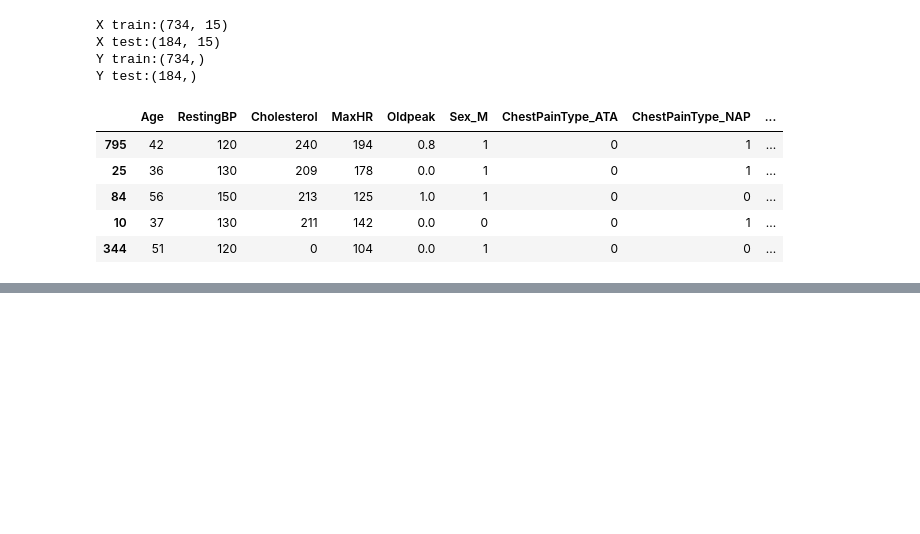
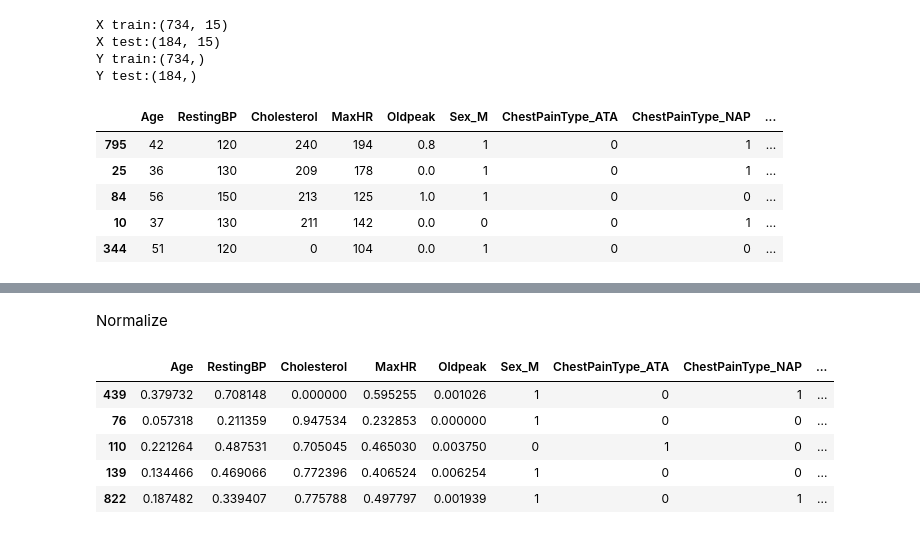
Before and after one commit to Sevinj-joy/LogisticRegressionCodeExamples, a Jupyter notebook: logistic_regression.ipynb, the cells around one changed output, grey strips where cells are left out. Drawn from its saved outputs; the diff is of its cells as text; code cells hidden in the pictures; blank space fills up the shorter version.

```diff
--- a/logistic_regression.ipynb
+++ b/logistic_regression.ipynb
@@ -283,0 +268,22 @@ plt.show()
+# %% [markdown]
+Normalize
+# %%
+scaler=Normalizer()
+scaler.fit(X_train[df_numerical.columns])
+
+X_trainNormalize=scaler.transform(X_train[df_numerical.columns])
+X_testNormalize=scaler.transform(X_test[df_numerical.columns])
+
+df_X_trainNormalize = pd.DataFrame(X_trainNormalize, columns=df_numerical.columns, index=X_train.index)
+df_X_testNormalize= pd.DataFrame(X_testNormalize, columns=df_numerical.columns, index=X_test.index)
+
+X_train_df = pd.concat([df_X_trainNormalize, X_train[df_OHE.columns]], axis=1)
+X_test_df=pd.concat([df_X_testNormalize,X_test[df_OHE.columns]],axis=1)
+X_test_df.sample(5)
+# %% [output]
+|  | Age | RestingBP | Cholesterol | MaxHR | Oldpeak | Sex_M | ChestPainType_ATA | ChestPainType_NAP | ... |
+| 439 | 0.379732 | 0.708148 | 0.000000 | 0.595255 | 0.001026 | 1 | 0 | 1 | ... |
+| 76 | 0.057318 | 0.211359 | 0.947534 | 0.232853 | 0.000000 | 1 | 0 | 0 | ... |
+| 110 | 0.221264 | 0.487531 | 0.705045 | 0.465030 | 0.003750 | 0 | 1 | 0 | ... |
+| 139 | 0.134466 | 0.469066 | 0.772396 | 0.406524 | 0.006254 | 1 | 0 | 0 | ... |
+| 822 | 0.187482 | 0.339407 | 0.775788 | 0.497797 | 0.001939 | 1 | 0 | 1 | ... |
```
Also changed, not shown: parts of 9 cells of this notebook.
